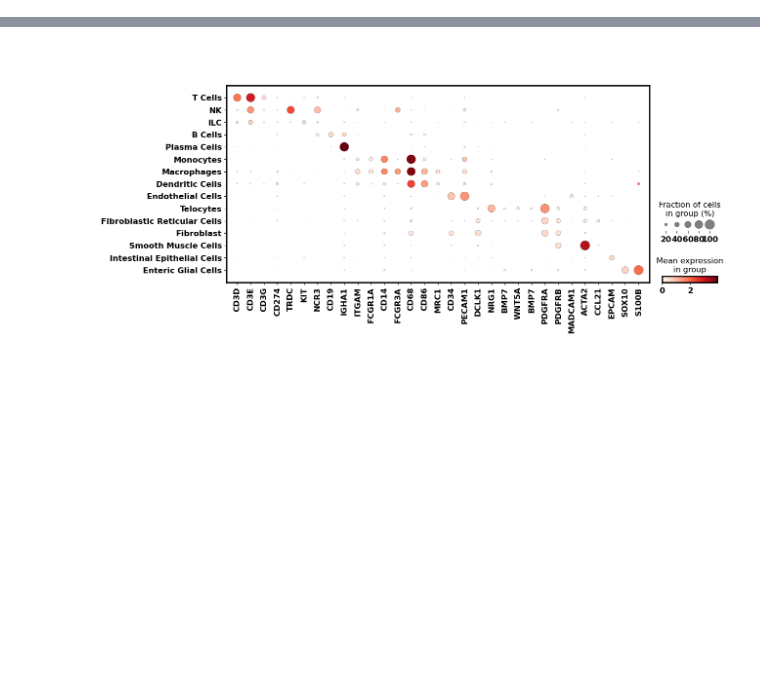
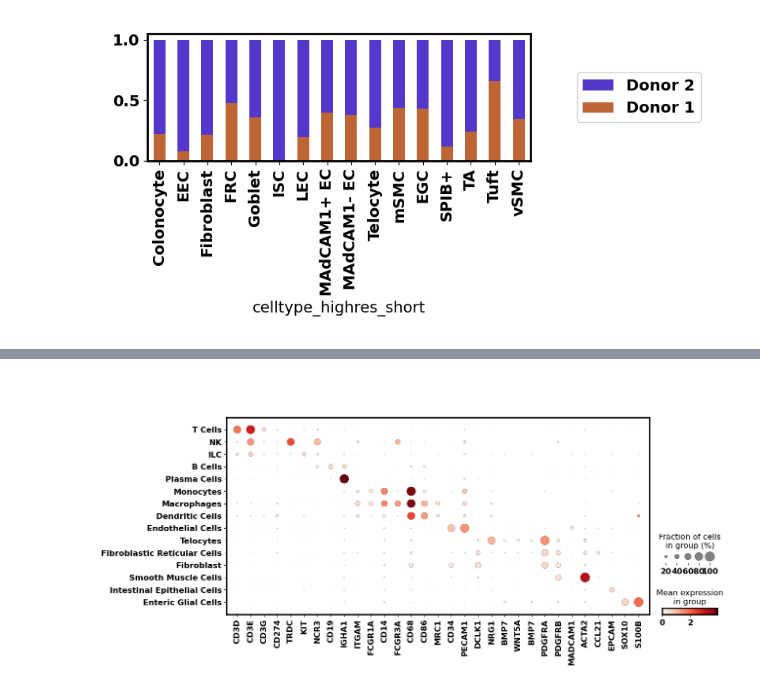
Before and after one commit to Ran-x2/gut-liver-model, a Jupyter notebook: gut_visualization.ipynb, the cells around one changed output, grey strips where cells are left out. Saved outputs shown, nothing was run; the diff lists cells and outputs as text; code cells hidden in the pictures; blank space fills up the shorter version.

```diff
--- a/gut_visualization.ipynb
+++ b/gut_visualization.ipynb
@@ -57,0 +280,23 @@ adata.obs['celltype_lowres'] = adata.obs['celltype_lowres'].cat.reorder_categori
+# %%
+celltype_shortnames = {
+    'Colonocytes': 'Colonocyte',
+    'Enteroendocrine Cells': 'EEC',
+    'Fibroblast': 'Fibroblast',
+    'Fibroblastic Reticular Cells': 'FRC',
+    'Goblet Cells': 'Goblet',
+    'Intestinal Stem Cells': 'ISC',
+    'Lymphatic Endothelial Cells': 'LEC',
+    'MAdCAM1+ Endothelial Cells': 'MAdCAM1+ EC',
+    'MAdCAM1- Endothelial Cells': 'MAdCAM1- EC',
+    'Telocytes': 'Telocyte',
+    'Muscularis Smooth Muscle Cells': 'mSMC',
+    'Enteric Glial Cells': 'EGC',
+    'SPIB+ Cells': 'SPIB+',
+    'Transit Amplifying Cells': 'TA',
+    'Tuft Cells': 'Tuft',
+    'Vascular Smooth Muscle Cells': 'vSMC'
+}
+
+
+adata_nonimmune.obs['celltype_highres_short'] = adata_nonimmune.obs['celltype_highres']
+adata_nonimmune.obs['celltype_highres_short'] = adata_nonimmune.obs['celltype_highres_short'].replace(celltype_shortnames)
@@ -100,0 +387,10 @@ plt.savefig('vis/gut_donor_umap.png',dpi = 300,bbox_inches='tight')
+# %%
+nonimmune_donor_df = adata_nonimmune.obs.groupby('Donor ID')['celltype_highres_short'].value_counts().unstack(fill_value=0)
+nonimmune_donor_df= nonimmune_donor_df.div(nonimmune_donor_df.sum(axis = 0),axis = 1)
+# %%
+plt.rcParams['figure.figsize'] = [8,4]
+nonimmune_donor_df.transpose().plot.bar(stacked = True, color = donor_palette[0:2]).legend(loc='center left',bbox_to_anchor=(1.1, 0.5),reverse= True)
+plt.tight_layout()
+plt.savefig('vis/gut_nonimmune_donor_contribution.png',dpi = 300,bbox_inches='tight')
+# %% [output]
+[figure, added]
```
Also changed, not shown: parts of 37 cells of this notebook, 1 other file.
